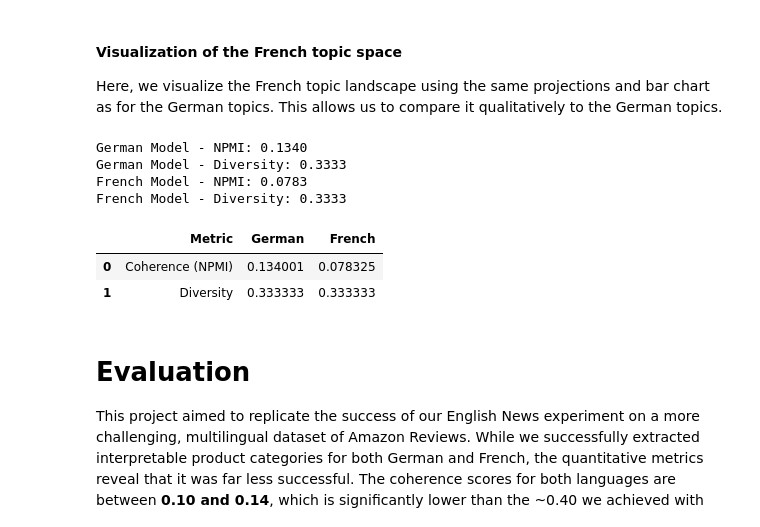
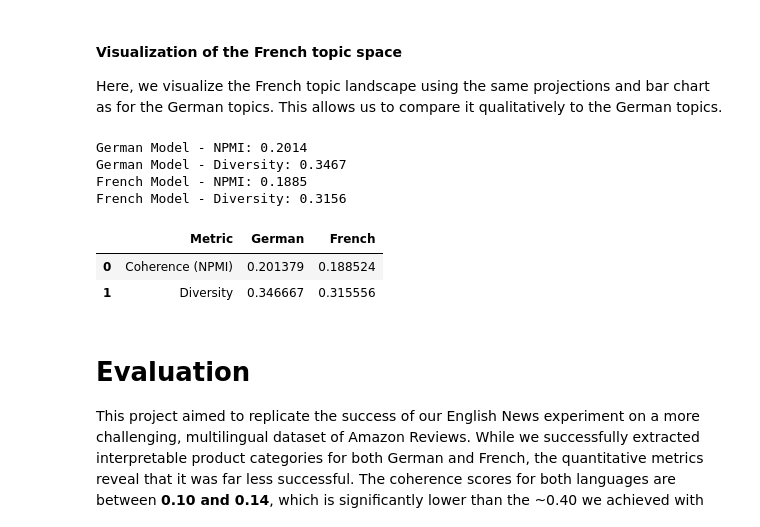
Before and after one commit to aeroonn/MachineLearning_NLP, a Jupyter notebook: diff_langs.ipynb, the cells around one changed output. Drawn from its saved outputs; the diff is of its cells as text; code cells hidden in the pictures.

```diff
--- a/diff_langs.ipynb
+++ b/diff_langs.ipynb
@@ -97,0 +71,19 @@ Processing French Docs...
+# %%
+
+
+def remove_stopwords(lemmas: list[str], lang: str) -> str:
+    if lang == "de":
+        stopwords = nlp_de.Defaults.stop_words
+    elif lang == "fr":
+        stopwords = nlp_fr.Defaults.stop_words
+    else:
+        raise ValueError("lang must be 'de' or 'fr'")
+
+    cleaned = [lemma for lemma in lemmas if lemma.lower() not in stopwords]
+    return " ".join(cleaned)
+
+docs_cleaned_german = [remove_stopwords(lemmas, "de") for lemmas in lemmatized_german]
+print("Cleaned German:", docs_cleaned_german[0])
+
+docs_cleaned_french = [remove_stopwords(lemmas, "fr") for lemmas in lemmatized_french]
+print("Cleaned French:", docs_cleaned_french[0])
@@ -125,5 +120,5 @@ topic_model_german = BERTopic(
     representation_model=representation_model_german
 )
 
-topics_base_german, probs_base_german = topic_model_german.fit_transform(stemmed_german)
+topics_base_german, probs_base_german = topic_model_german.fit_transform(docs_cleaned_german)
 # %% [output]
@@ -157,5 +152,5 @@ topic_model_french = BERTopic(
     representation_model=representation_model_french
 )
 
-topics_base_french, probs_base_french = topic_model_french.fit_transform(stemmed_french)
+topics_base_french, probs_base_french = topic_model_french.fit_transform(docs_cleaned_french)
 # %% [output]
@@ -253,36 +248,36 @@ fig_bar.show()
 # %%
 from calculate_t_coherence_and_diversity import evaluate_bertopic_pmi
 
 _, npm_german, div_german = evaluate_bertopic_pmi(
     topic_model=topic_model_german,
-    docs=stemmed_german,
+    docs=docs_cleaned_german,
     top_k_coherence=10,
     top_k_diversity=25,
     tag="German"
 )
 
 _, npm_french, div_french = evaluate_bertopic_pmi(
     topic_model=topic_model_french,
-    docs=stemmed_french,
+    docs=docs_cleaned_french,
     top_k_coherence=10,
     top_k_diversity=25,
     tag="French"
 )
 
 results_df = pd.DataFrame({
     "Metric": ["Coherence (NPMI)", "Diversity"],
     "German": [npm_german, div_german],
     "French": [npm_french, div_french],
 })
 display(results_df)
 # %% [output]
-German Model - NPMI: 0.1340
-German Model - Diversity: 0.3333
-French Model - NPMI: 0.0783
-French Model - Diversity: 0.3333
+German Model - NPMI: 0.2014
+German Model - Diversity: 0.3467
+French Model - NPMI: 0.1885
+French Model - Diversity: 0.3156
 |  | Metric | German | French |
-| 0 | Coherence (NPMI) | 0.134001 | 0.078325 |
-| 1 | Diversity | 0.333333 | 0.333333 |
+| 0 | Coherence (NPMI) | 0.201379 | 0.188524 |
+| 1 | Diversity | 0.346667 | 0.315556 |
 # %% [markdown]
 # Evaluation
 
```
Also changed, not shown: parts of 7 cells of this notebook.
